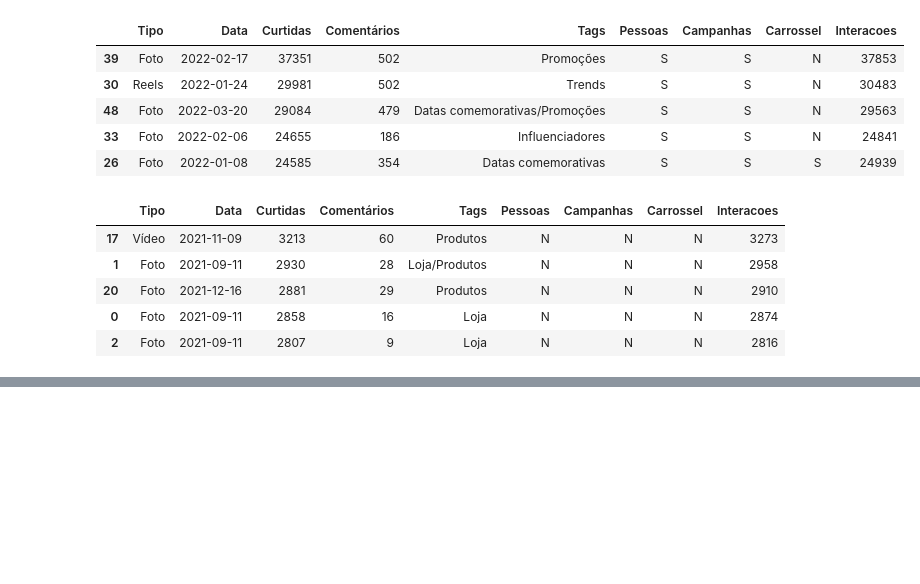
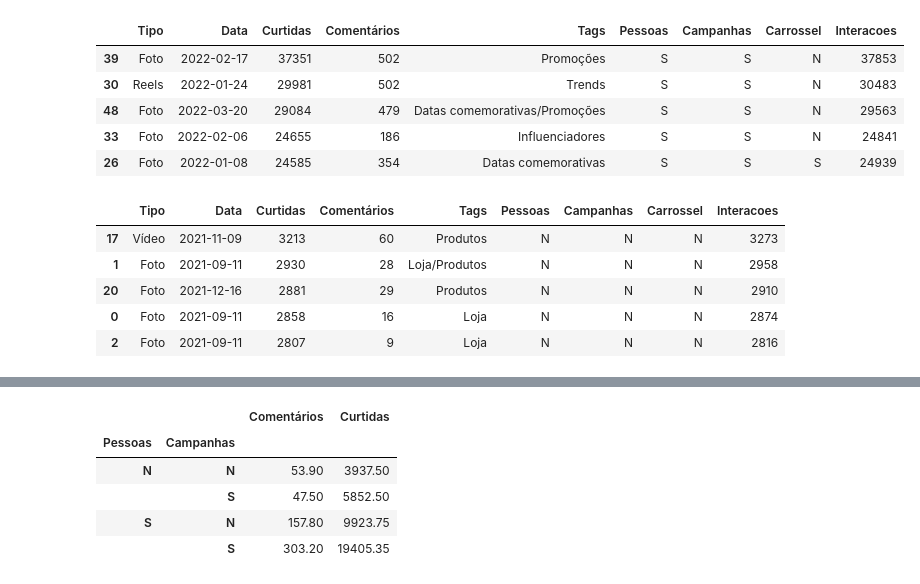
Before and after one commit to PauloViniciusR/Engajamento_instagram, a Jupyter notebook: index.ipynb, the cells around one changed output, grey strips where cells are left out. Drawn from its saved outputs; the diff is of its cells as text; code cells hidden in the pictures; blank space fills up the shorter version.

```diff
--- a/index.ipynb
+++ b/index.ipynb
@@ -162,0 +210,9 @@ base.sort_values(by="Curtidas", ascending=False).tail()
+# %%
+base.groupby(["Pessoas", "Campanhas"])[["Comentários", "Curtidas"]].mean()
+# %% [output]
+|  |  | Comentários | Curtidas |
+| Pessoas | Campanhas |  |  |
+| N | N | 53.90 | 3937.50 |
+|  | S | 47.50 | 5852.50 |
+| S | N | 157.80 | 9923.75 |
+|  | S | 303.20 | 19405.35 |
```
Also changed, not shown: parts of 5 cells of this notebook, 1 other file.
